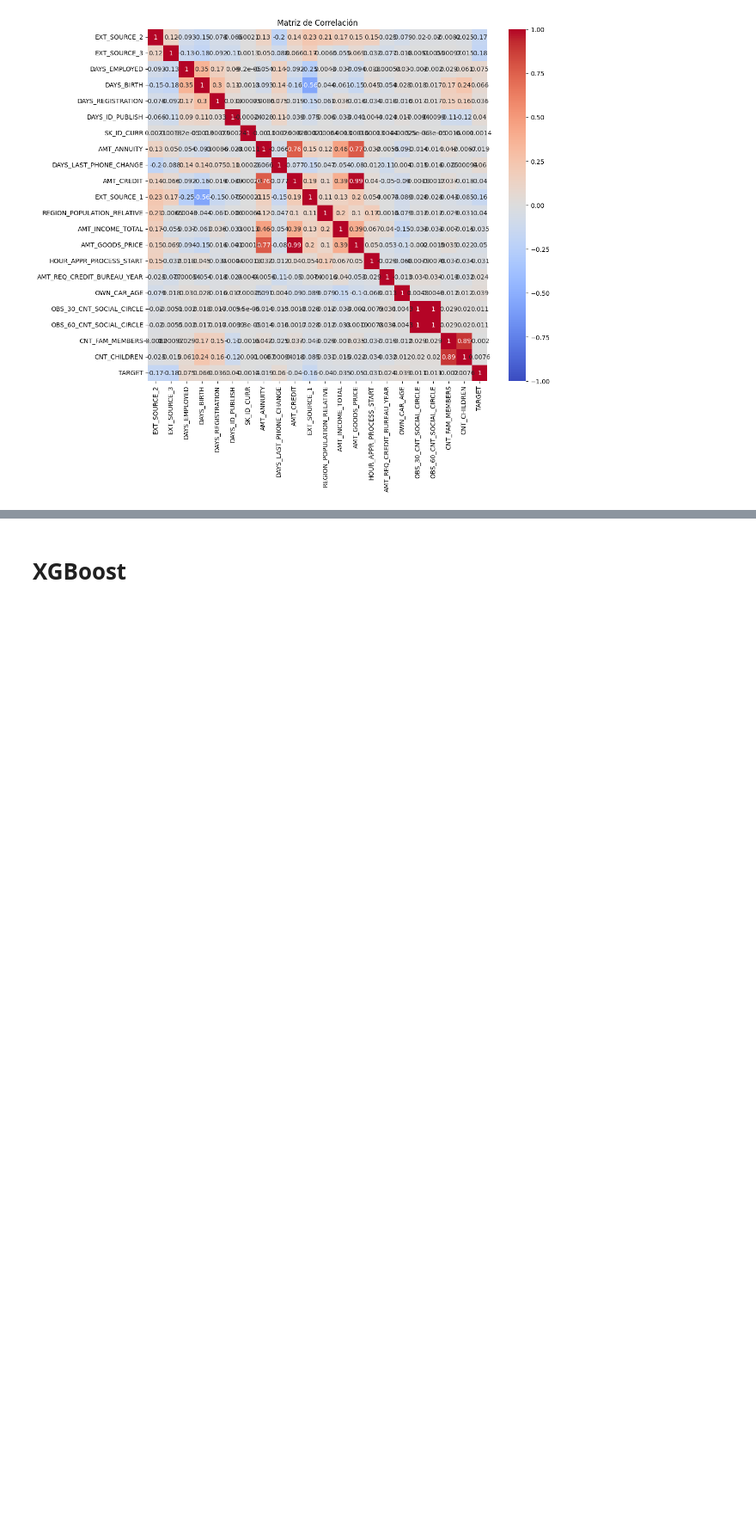
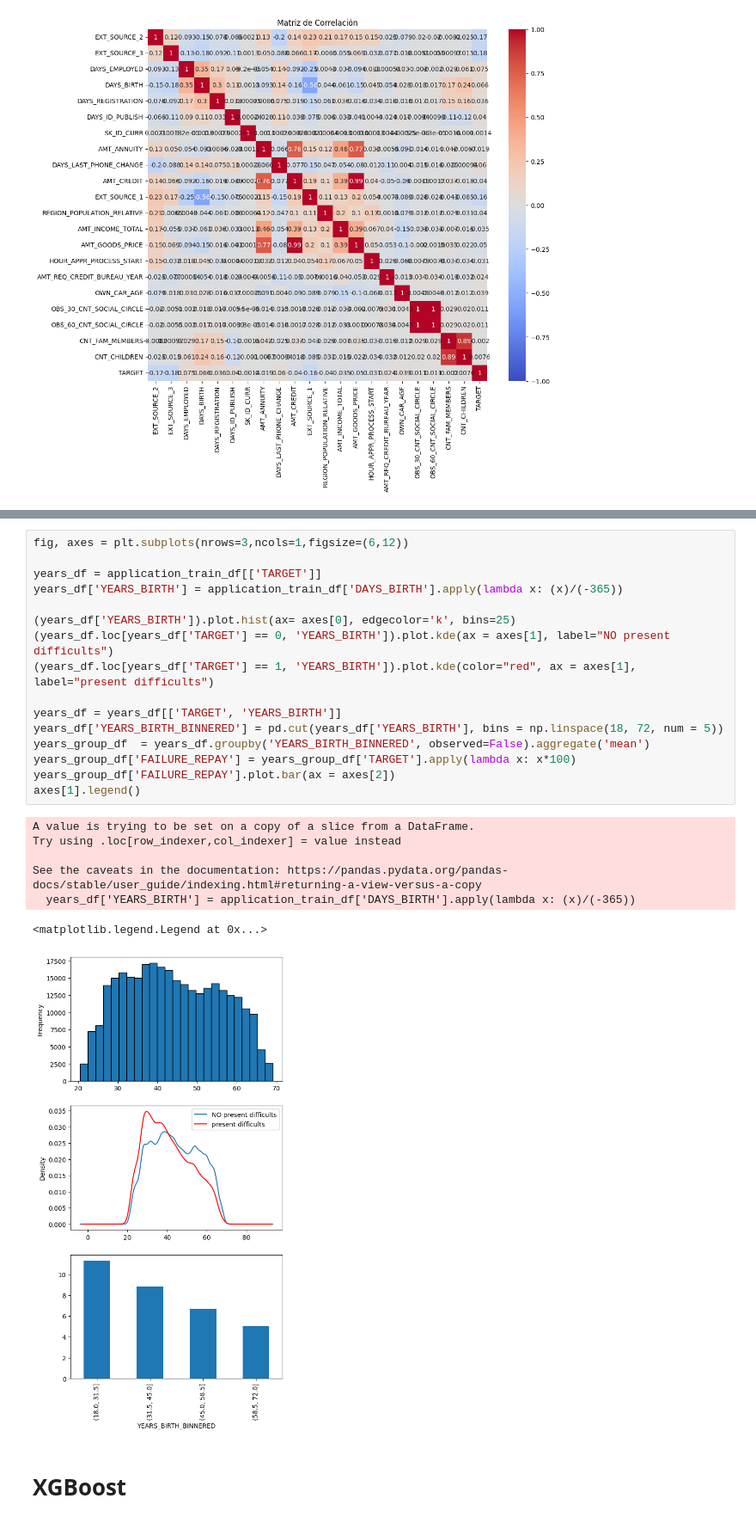
Before and after one commit to d4rk3rr41n/data-science-project-Home-Credit-Default-Risk, a Jupyter notebook: data-science-project-Home-Credit-Default-Risk/RANDOMFOREST.ipynb, the cells around one changed output, grey strips where cells are left out. Shown at 86% size. Cells and saved outputs as stored; diff of their text form; blank space fills up the shorter version.

```diff
--- a/data-science-project-Home-Credit-Default-Risk/RANDOMFOREST.ipynb
+++ b/data-science-project-Home-Credit-Default-Risk/RANDOMFOREST.ipynb
@@ -239,2 +296,26 @@ plt.show()
+# %%
+fig, axes = plt.subplots(nrows=3,ncols=1,figsize=(6,12))
+
+years_df = application_train_df[['TARGET']]
+years_df['YEARS_BIRTH'] = application_train_df['DAYS_BIRTH'].apply(lambda x: (x)/(-365))
+
+(years_df['YEARS_BIRTH']).plot.hist(ax= axes[0], edgecolor='k', bins=25)
+(years_df.loc[years_df['TARGET'] == 0, 'YEARS_BIRTH']).plot.kde(ax = axes[1], label="NO present difficults")
+(years_df.loc[years_df['TARGET'] == 1, 'YEARS_BIRTH']).plot.kde(color="red", ax = axes[1], label="present difficults")
+
+years_df = years_df[['TARGET', 'YEARS_BIRTH']]
+years_df['YEARS_BIRTH_BINNERED'] = pd.cut(years_df['YEARS_BIRTH'], bins = np.linspace(18, 72, num = 5))
+years_group_df  = years_df.groupby('YEARS_BIRTH_BINNERED', observed=False).aggregate('mean')
+years_group_df['FAILURE_REPAY'] = years_group_df['TARGET'].apply(lambda x: x*100)
+years_group_df['FAILURE_REPAY'].plot.bar(ax = axes[2])
+axes[1].legend()
+# %% [output]
+A value is trying to be set on a copy of a slice from a DataFrame.
+Try using .loc[row_indexer,col_indexer] = value instead
+
+See the caveats in the documentation: https://pandas.pydata.org/pandas-docs/stable/user_guide/indexing.html#returning-a-view-versus-a-copy
+  years_df['YEARS_BIRTH'] = application_train_df['DAYS_BIRTH'].apply(lambda x: (x)/(-365))
+<matplotlib.legend.Legend at 0x...>
+[figure, added]
 # %% [markdown]
 # XGBoost
```
Also changed, not shown: parts of 17 cells of this notebook, 3 other files.
